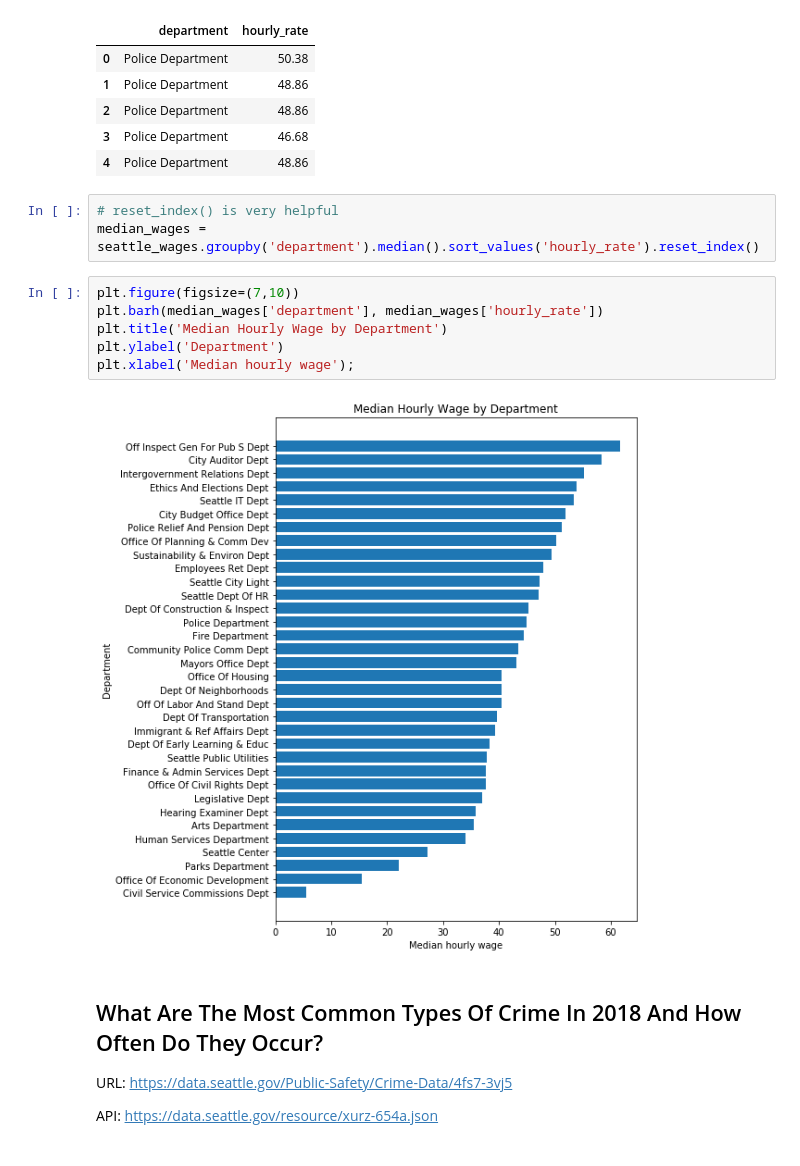
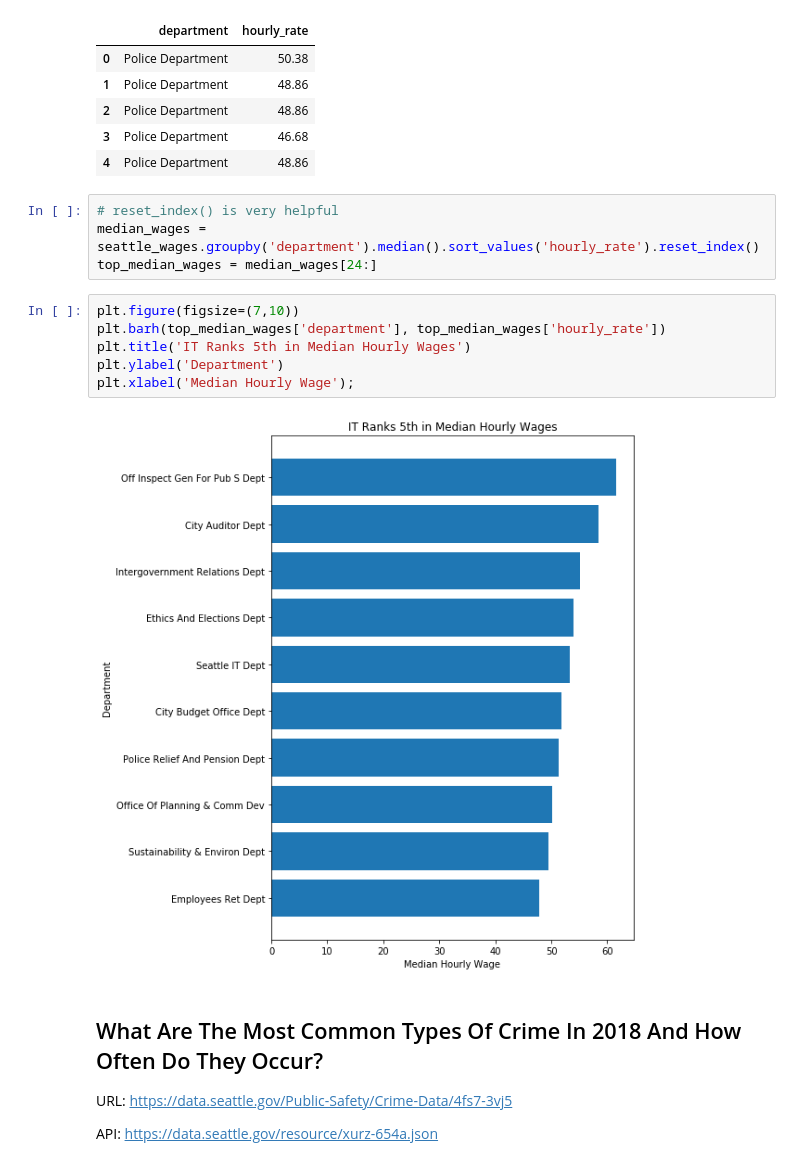
Before and after one commit to chrispmaag/plotly_open_city_data_api, a Jupyter notebook: Plotly_Open_City_Data_API.ipynb, the cells around one changed output. Cells and saved outputs as stored; diff of their text form.

```diff
--- a/Plotly_Open_City_Data_API.ipynb
+++ b/Plotly_Open_City_Data_API.ipynb
@@ -118,14 +118,15 @@ seattle_wages.head()
 # %%
 # reset_index() is very helpful
 median_wages = seattle_wages.groupby('department').median().sort_values('hourly_rate').reset_index()
+top_median_wages = median_wages[24:]
 # %%
 plt.figure(figsize=(7,10))
-plt.barh(median_wages['department'], median_wages['hourly_rate'])
-plt.title('Median Hourly Wage by Department')
+plt.barh(top_median_wages['department'], top_median_wages['hourly_rate'])
+plt.title('IT Ranks 5th in Median Hourly Wages')
 plt.ylabel('Department')
-plt.xlabel('Median hourly wage');
+plt.xlabel('Median Hourly Wage');
 # %% [output]
-[figure, old version]
+[figure, new version]
 # %% [markdown]
 ## What Are The Most Common Types Of Crime In 2018 And How Often Do They Occur?
 
```
Also changed, not shown: parts of 2 cells of this notebook.
